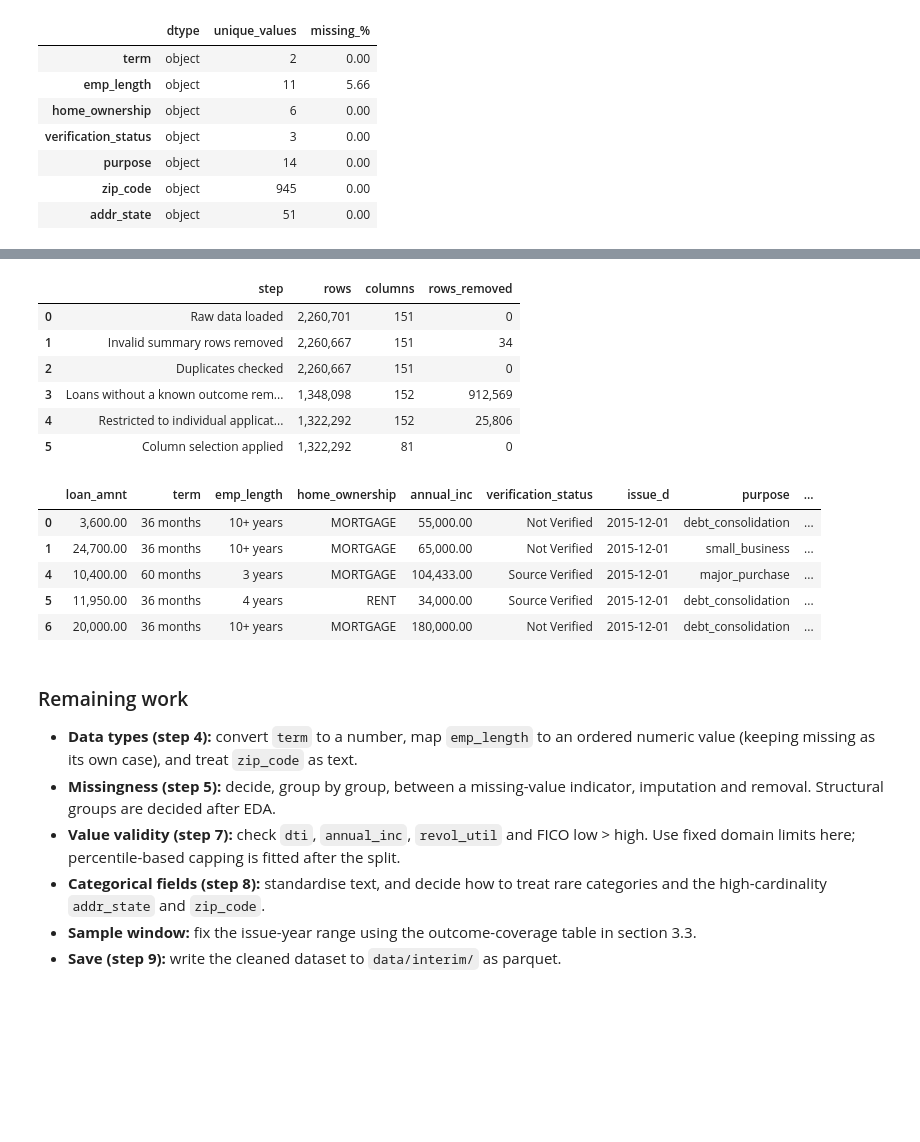
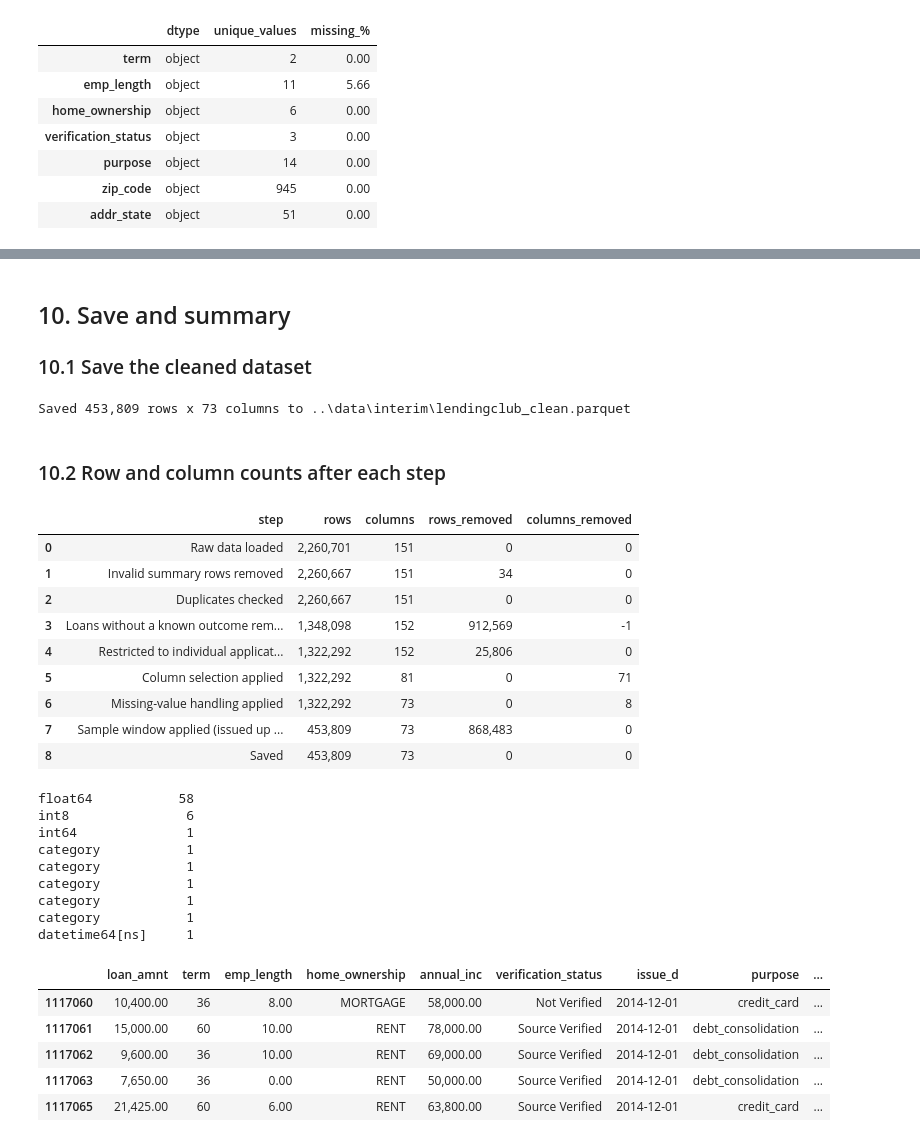
Before and after one commit to sohamkanse1718-dev/credit-risk-modeling, a Jupyter notebook: notebooks/03_data_cleaning.ipynb, the cells around one changed output, grey strips where cells are left out. Saved outputs shown, nothing was run; the diff lists cells and outputs as text; code cells hidden in the pictures; blank space fills up the shorter version.

Commit message:
Refine data cleaning and missing-value handling
Next: Continue with EDA, feature engineering, and prepare the cleaned dataset for modeling.

```diff
--- a/notebooks/03_data_cleaning.ipynb
+++ b/notebooks/03_data_cleaning.ipynb
@@ -656,29 +1285,54 @@ datetime64[ns]     1
+# %% [markdown]
+## 10. Save and summary
+
+### 10.1 Save the cleaned dataset
+# %%
+df_model.to_parquet(OUTPUT_PATH, index=False)
+log_step("Saved", df_model)
+
+# Read the file back to confirm it is saved correctly
+saved = pd.read_parquet(OUTPUT_PATH)
+assert saved.shape == df_model.shape, "Saved file has a different shape"
+assert list(saved.columns) == list(df_model.columns), "Saved file has different columns"
+
+print(f"Saved {saved.shape[0]:,} rows x {saved.shape[1]} columns to {OUTPUT_PATH}")
+# %% [output]
+Saved 453,809 rows x 73 columns to ..\data\interim\lendingclub_clean.parquet
+# %% [markdown]
+### 10.2 Row and column counts after each step
 # %%
 steps = pd.DataFrame(step_log)
 steps["rows_removed"] = (-steps["rows"].diff()).fillna(0).astype(int)
+steps["columns_removed"] = (-steps["columns"].diff()).fillna(0).astype(int)
 steps.style.format({"rows": "{:,}", "rows_removed": "{:,}"})
 # %% [output]
-|  | step | rows | columns | rows_removed |
-| 0 | Raw data loaded | 2,260,701 | 151 | 0 |
-| 1 | Invalid summary rows removed | 2,260,667 | 151 | 34 |
-| 2 | Duplicates checked | 2,260,667 | 151 | 0 |
-| 3 | Loans without a known outcome rem... | 1,348,098 | 152 | 912,569 |
-| 4 | Restricted to individual applicat... | 1,322,292 | 152 | 25,806 |
-| 5 | Column selection applied | 1,322,292 | 81 | 0 |
+|  | step | rows | columns | rows_removed | columns_removed |
+| 0 | Raw data loaded | 2,260,701 | 151 | 0 | 0 |
+| 1 | Invalid summary rows removed | 2,260,667 | 151 | 34 | 0 |
+| 2 | Duplicates checked | 2,260,667 | 151 | 0 | 0 |
+| 3 | Loans without a known outcome rem... | 1,348,098 | 152 | 912,569 | -1 |
+| 4 | Restricted to individual applicat... | 1,322,292 | 152 | 25,806 | 0 |
+| 5 | Column selection applied | 1,322,292 | 81 | 0 | 71 |
+| 6 | Missing-value handling applied | 1,322,292 | 73 | 0 | 8 |
+| 7 | Sample window applied (issued up ... | 453,809 | 73 | 868,483 | 0 |
+| 8 | Saved | 453,809 | 73 | 0 | 0 |
-# %%
-df_model.head()
-# %% [output]
-|  | loan_amnt | term | emp_length | home_ownership | annual_inc | verification_status | issue_d | purpose | ... |
-| 0 | 3,600.00 | 36 months | 10+ years | MORTGAGE | 55,000.00 | Not Verified | 2015-12-01 | debt_consolidation | ... |
-| 1 | 24,700.00 | 36 months | 10+ years | MORTGAGE | 65,000.00 | Not Verified | 2015-12-01 | small_business | ... |
-| 4 | 10,400.00 | 60 months | 3 years | MORTGAGE | 104,433.00 | Source Verified | 2015-12-01 | major_purchase | ... |
-| 5 | 11,950.00 | 36 months | 4 years | RENT | 34,000.00 | Source Verified | 2015-12-01 | debt_consolidation | ... |
-| 6 | 20,000.00 | 36 months | 10+ years | MORTGAGE | 180,000.00 | Not Verified | 2015-12-01 | debt_consolidation | ... |
-# %% [markdown]
-### Remaining work
-- **Data types (step 4):** convert `term` to a number, map `emp_length` to an ordered numeric value (keeping missing as its own case), and treat `zip_code` as text.
-- **Missingness (step 5):** decide, group by group, between a missing-value indicator, imputation and removal. Structural groups are decided after EDA.
-- **Value validity (step 7):** check `dti`, `annual_inc`, `revol_util` and FICO low > high. Use fixed domain limits here; percentile-based capping is fitted after the split.
-- **Categorical fields (step 8):** standardise text, and decide how to treat rare categories and the high-cardinality `addr_state` and `zip_code`.
-- **Sample window:** fix the issue-year range using the outcome-coverage table in section 3.3.
-- **Save (step 9):** write the cleaned dataset to `data/interim/` as parquet.
+# %%
+print(df_model[feature_cols].dtypes.value_counts().to_string())
+
+df_model.head()
+# %% [output]
+float64           58
+int8               6
+int64              1
+category           1
+category           1
+category           1
+category           1
+category           1
+datetime64[ns]     1
+|  | loan_amnt | term | emp_length | home_ownership | annual_inc | verification_status | issue_d | purpose | ... |
+| 1117060 | 10,400.00 | 36 | 8.00 | MORTGAGE | 58,000.00 | Not Verified | 2014-12-01 | credit_card | ... |
+| 1117061 | 15,000.00 | 60 | 10.00 | RENT | 78,000.00 | Source Verified | 2014-12-01 | debt_consolidation | ... |
+| 1117062 | 9,600.00 | 36 | 10.00 | RENT | 69,000.00 | Source Verified | 2014-12-01 | debt_consolidation | ... |
+| 1117063 | 7,650.00 | 36 | 0.00 | RENT | 50,000.00 | Source Verified | 2014-12-01 | debt_consolidation | ... |
+| 1117065 | 21,425.00 | 60 | 6.00 | RENT | 63,800.00 | Source Verified | 2014-12-01 | credit_card | ... |
```
Also changed, not shown: parts of 65 cells of this notebook.
